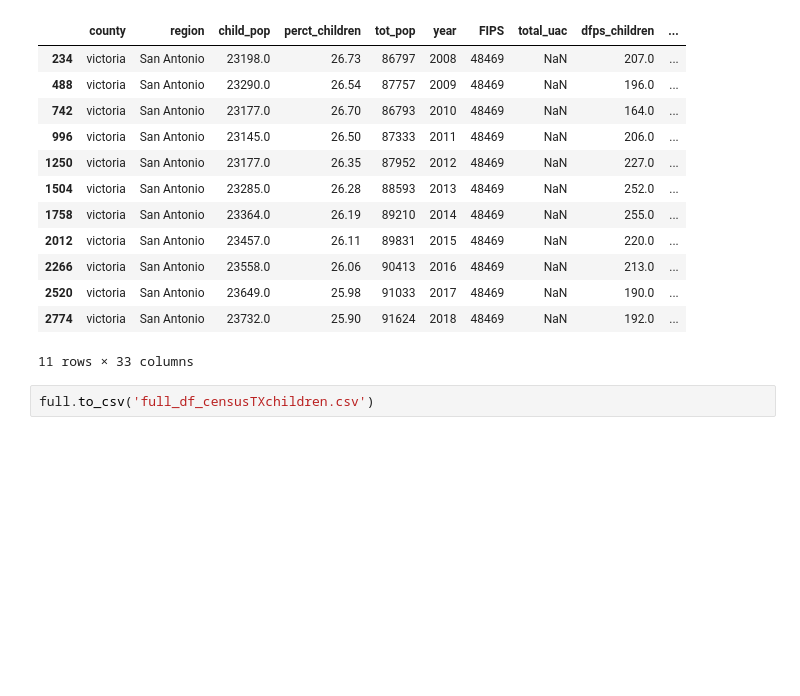
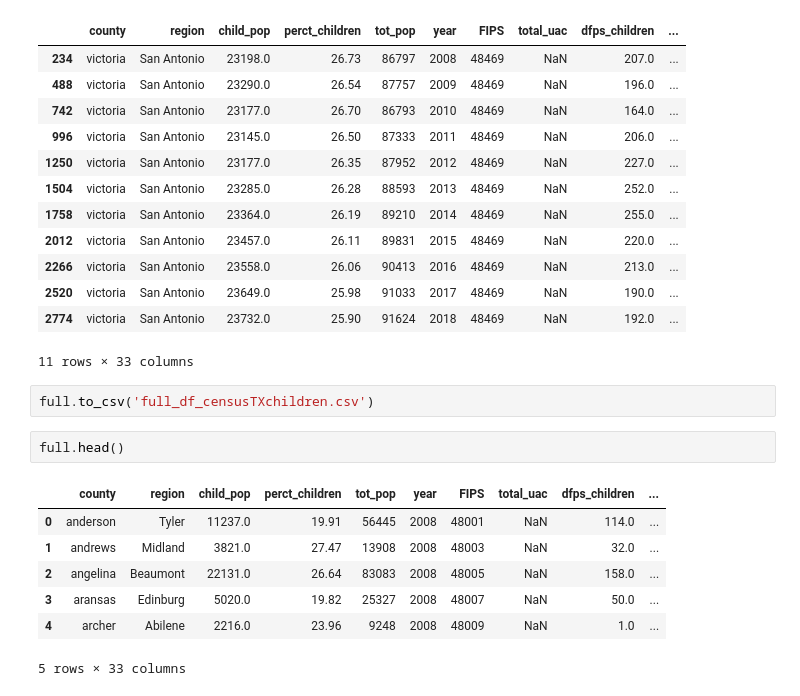
Before and after one commit to jessejinnaruiz/texas_child_population, a Jupyter notebook: tx_cps_analysis.ipynb, the cells around one changed output. Saved outputs shown, nothing was run; the diff lists cells and outputs as text; blank space fills up the shorter version.

```diff
--- a/tx_cps_analysis.ipynb
+++ b/tx_cps_analysis.ipynb
@@ -1824,3 +1825,13 @@ full[full.FIPS == 48469]
 11 rows × 33 columns
 # %%
 full.to_csv('full_df_censusTXchildren.csv')
+# %%
+full.head()
+# %% [output]
+|  | county | region | child_pop | perct_children | tot_pop | year | FIPS | total_uac | dfps_children | ... |
+| 0 | anderson | Tyler | 11237.0 | 19.91 | 56445 | 2008 | 48001 | NaN | 114.0 | ... |
+| 1 | andrews | Midland | 3821.0 | 27.47 | 13908 | 2008 | 48003 | NaN | 32.0 | ... |
+| 2 | angelina | Beaumont | 22131.0 | 26.64 | 83083 | 2008 | 48005 | NaN | 158.0 | ... |
+| 3 | aransas | Edinburg | 5020.0 | 19.82 | 25327 | 2008 | 48007 | NaN | 50.0 | ... |
+| 4 | archer | Abilene | 2216.0 | 23.96 | 9248 | 2008 | 48009 | NaN | 1.0 | ... |
+5 rows × 33 columns
```
Also changed, not shown: parts of 15 cells of this notebook.
